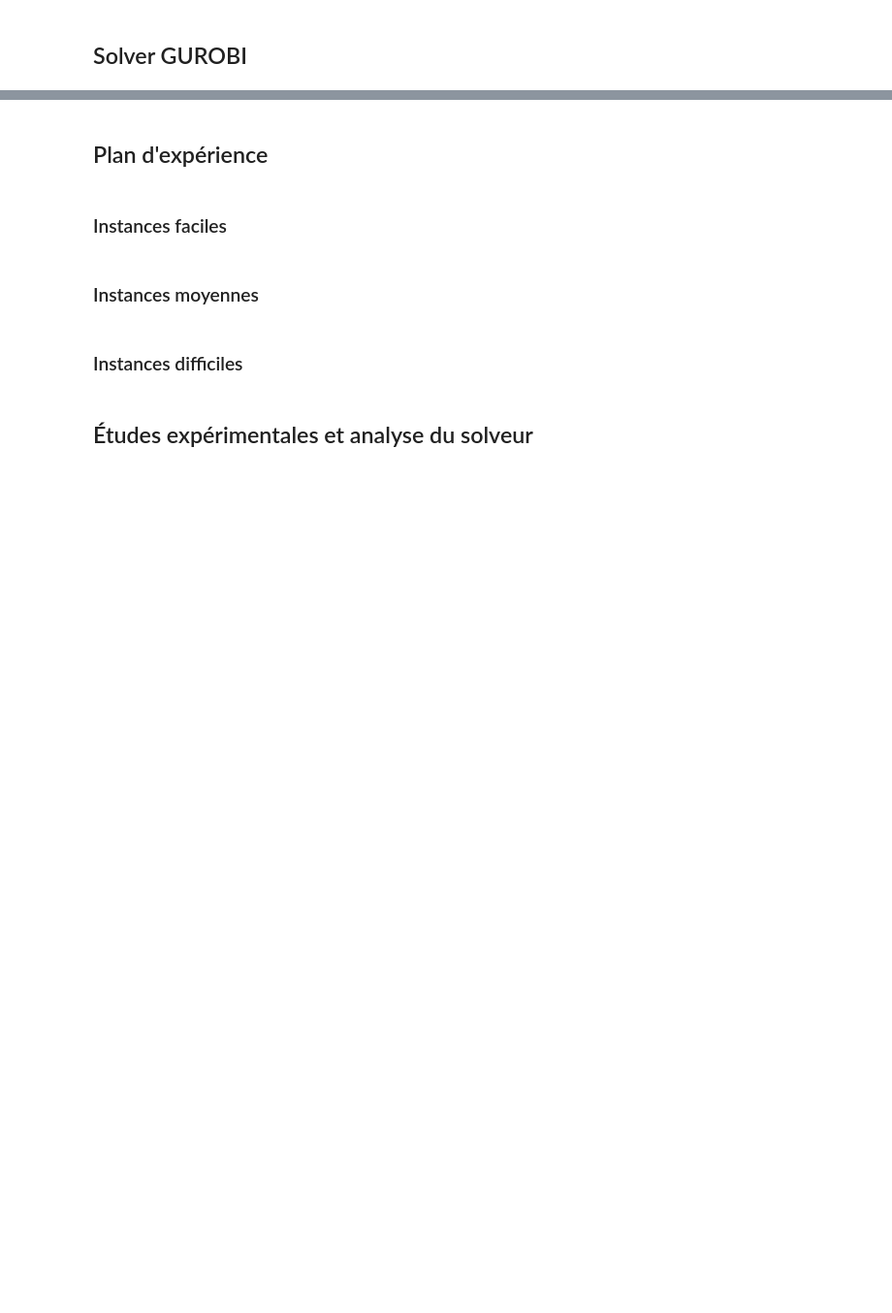
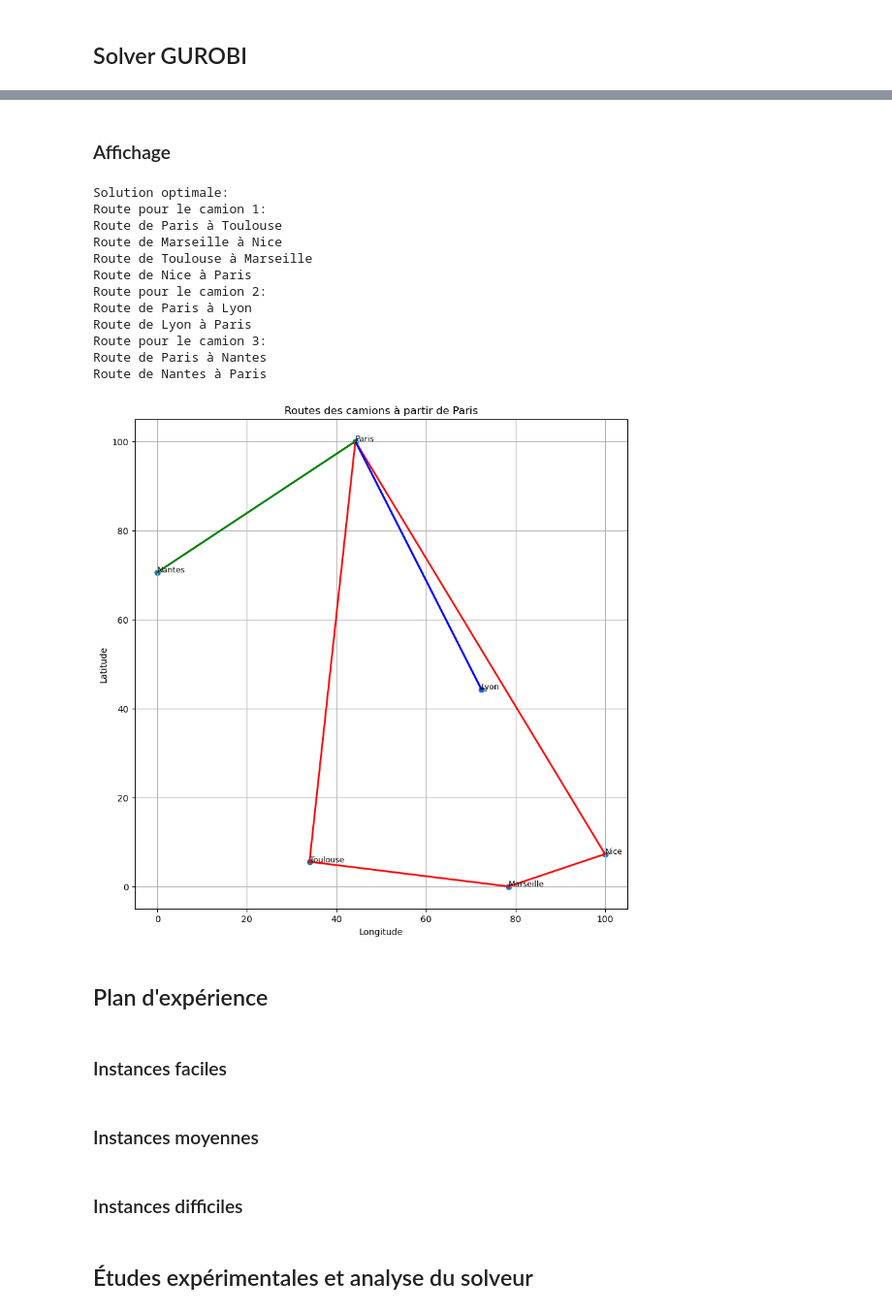
Before and after one commit to alennardos/A3_RO, a Jupyter notebook: Projet.ipynb, the cells around one changed output, grey strips where cells are left out. Shown at 97% size. Saved outputs shown, nothing was run; the diff lists cells and outputs as text; code cells hidden in the pictures; blank space fills up the shorter version.

Commit message:
Guro + Pulp CVRP

```diff
--- a/Projet.ipynb
+++ b/Projet.ipynb
@@ -281,7 +287,7 @@ plt.show()
 ## Génération de données
 # %%
 # True = données réels / false = données random
-use_real_coordinates = False
+use_real_coordinates = True
 # %%
 import pandas as pd
 import numpy as np
@@ -362 +368,6 @@ for i in range(n):
+# %%
+num_trucks = 3  # nb camions
+truck_capacity = 100  # dapacité max des camions
+demand = [random.randint(1, 20) for _ in range(n)]  # demande de chaque ville
+demand[0] = 0  # depot
 # %% [markdown]
@@ -448,0 +490,5 @@ Total time (CPU seconds):       2.98   (Wallclock seconds):       3.11
+# %%
+num_trucks = 3  # nb camions
+truck_capacity = 100  # dapacité max des camions
+demand = [random.randint(1, 20) for _ in range(n)]  # demande de chaque ville
+demand[0] = 0  # depot
@@ -537,3 +563,58 @@ Best objective 4.125749435746e+02, best bound 4.125749435746e+02, gap 0.0000%
+# %% [markdown]
+### Affichage
+# %%
+# Vérification de l'état de la solution
+if cvrp_model.status == GRB.OPTIMAL:
+    # Afficher la solution
+    solution = [[] for _ in range(num_trucks)]
+    for k in range(num_trucks):
+        for i in range(n):
+            for j in range(n):
+                if x[k, i, j].X > 0.5:
+                    solution[k].append((i, j))
+
+    print("Solution optimale:")
+    for k in range(num_trucks):
+        print(f"Route pour le camion {k + 1}:")
+        for (i, j) in solution[k]:
+            print(f"Route de {cities_df['ville'][i]} à {cities_df['ville'][j]}")
+
+    # Afficher la route optimale sur la carte
+    plt.figure(figsize=(10, 10))
+    x_scaled, y_scaled = zip(*scaled_coordinates)
+    plt.scatter(x_scaled, y_scaled)
+
+    # Annoter les villes
+    for i, (x, y) in enumerate(scaled_coordinates):
+        plt.text(x, y, cities_df['ville'][i], fontsize=9)
+
+    # Tracer les lignes représentant les routes des camions
+    colors = ['r', 'b', 'g', 'm', 'c']  # Différentes couleurs pour différents camions
+    for k in range(num_trucks):
+        for (i, j) in solution[k]:
+            plt.plot([x_scaled[i], x_scaled[j]], [y_scaled[i], y_scaled[j]], colors[k % len(colors)] + '-', lw=2)
+
+    plt.title('Routes des camions à partir de Paris')
+    plt.xlabel('Longitude')
+    plt.ylabel('Latitude')
+    plt.grid(True)
+    plt.show()
+else:
+    print(f"Pas de solution optimale trouvée. Statut du modèle: {cvrp_model.status}")
+# %% [output]
+Solution optimale:
+Route pour le camion 1:
+Route de Paris à Toulouse
+Route de Marseille à Nice
+Route de Toulouse à Marseille
+Route de Nice à Paris
+Route pour le camion 2:
+Route de Paris à Lyon
+Route de Lyon à Paris
+Route pour le camion 3:
+Route de Paris à Nantes
+Route de Nantes à Paris
+[figure, added]
 # %% [markdown]
 ## Plan d'expérience
 # %% [markdown]
```
Also changed, not shown: parts of 11 cells of this notebook, 5 other files.
